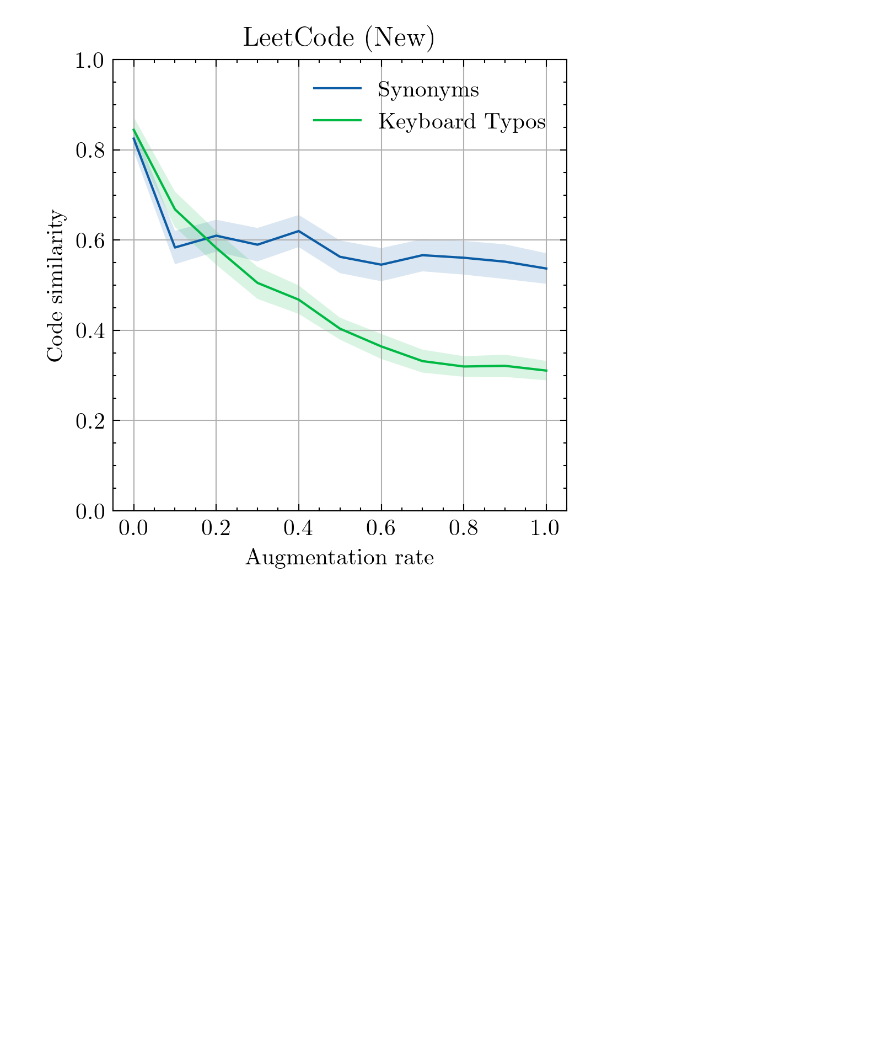
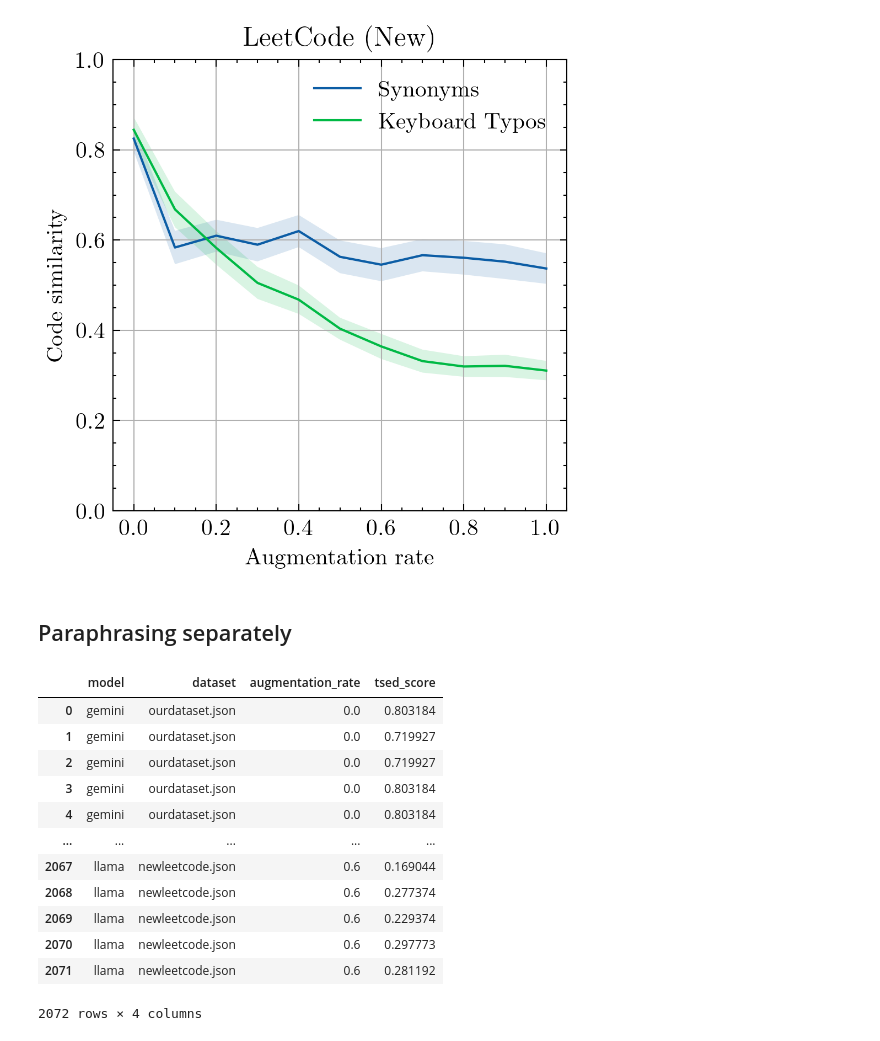
Before and after one commit to apaleyes/code-gen-sensitivity, a Jupyter notebook: experimental_setup/plots.ipynb, the cells around one changed output. Drawn from its saved outputs; the diff is of its cells as text; code cells hidden in the pictures; blank space fills up the shorter version.

```diff
--- a/experimental_setup/plots.ipynb
+++ b/experimental_setup/plots.ipynb
@@ -141,3 +142,56 @@ plot_all_datasets(df, "overall")
 [figure]
 [figure]
 [figure]
+# %% [markdown]
+## Paraphrasing separately
+# %%
+headers = ["model", "dataset", "augmentation_rate", "tsed_score"]
+all_data = []
+
+for root, _, files in os.walk(metrics_dir):
+    if "paraphrase" not in root:
+        continue
+
+    for file in files:
+        if not file.endswith(".csv"):
+            continue
+
+        file_path = os.path.join(root, file)
+        df = pd.read_csv(file_path)
+
+        if df.empty or "augmentation_rate" not in df.columns:
+            continue
+
+        df["augmentation_rate"] = df["augmentation_rate"].astype(float)
+        # skip all 0.05 steps
+        # df = df[(df["augmentation_rate"] * 100).astype(int) % 10 == 0]
+        df.sort_values("augmentation_rate", inplace=True)
+
+        valid_rates = df["augmentation_rate"].value_counts()
+        valid_rates = valid_rates[valid_rates == 5].index
+        df = df[df["augmentation_rate"].isin(valid_rates)]
+        df = df[df['tsed_score'].notna()]
+
+        if df.empty:
+            continue
+
+        for (i, row) in df.iterrows():
+            all_data.append([row["model"], row["dataset"], row["augmentation_rate"], row["tsed_score"]])
+
+para_df = pd.DataFrame(all_data, columns=headers)
+# %%
+para_df
+# %% [output]
+|  | model | dataset | augmentation_rate | tsed_score |
+| 0 | gemini | ourdataset.json | 0.0 | 0.803184 |
+| 1 | gemini | ourdataset.json | 0.0 | 0.719927 |
+| 2 | gemini | ourdataset.json | 0.0 | 0.719927 |
+| 3 | gemini | ourdataset.json | 0.0 | 0.803184 |
+| 4 | gemini | ourdataset.json | 0.0 | 0.803184 |
+| ... | ... | ... | ... | ... |
+| 2067 | llama | newleetcode.json | 0.6 | 0.169044 |
+| 2068 | llama | newleetcode.json | 0.6 | 0.277374 |
+| 2069 | llama | newleetcode.json | 0.6 | 0.229374 |
+| 2070 | llama | newleetcode.json | 0.6 | 0.297773 |
+| 2071 | llama | newleetcode.json | 0.6 | 0.281192 |
+2072 rows × 4 columns
```
Also changed, not shown: parts of 2 cells of this notebook, 6 other files.
